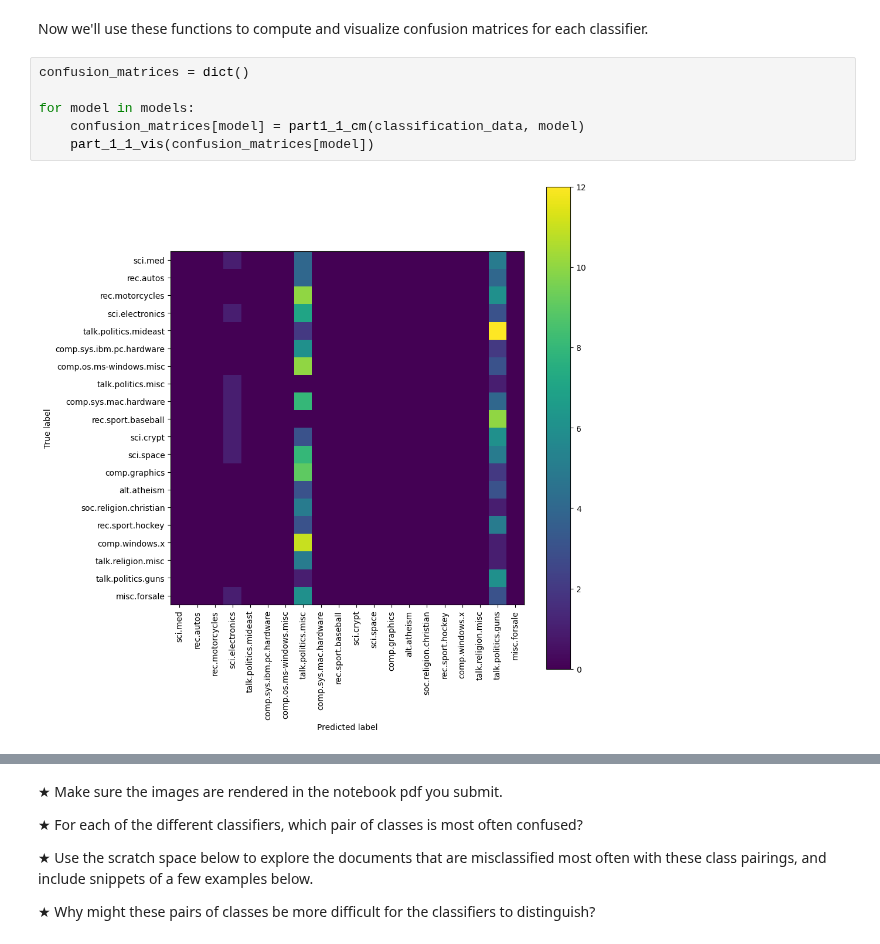
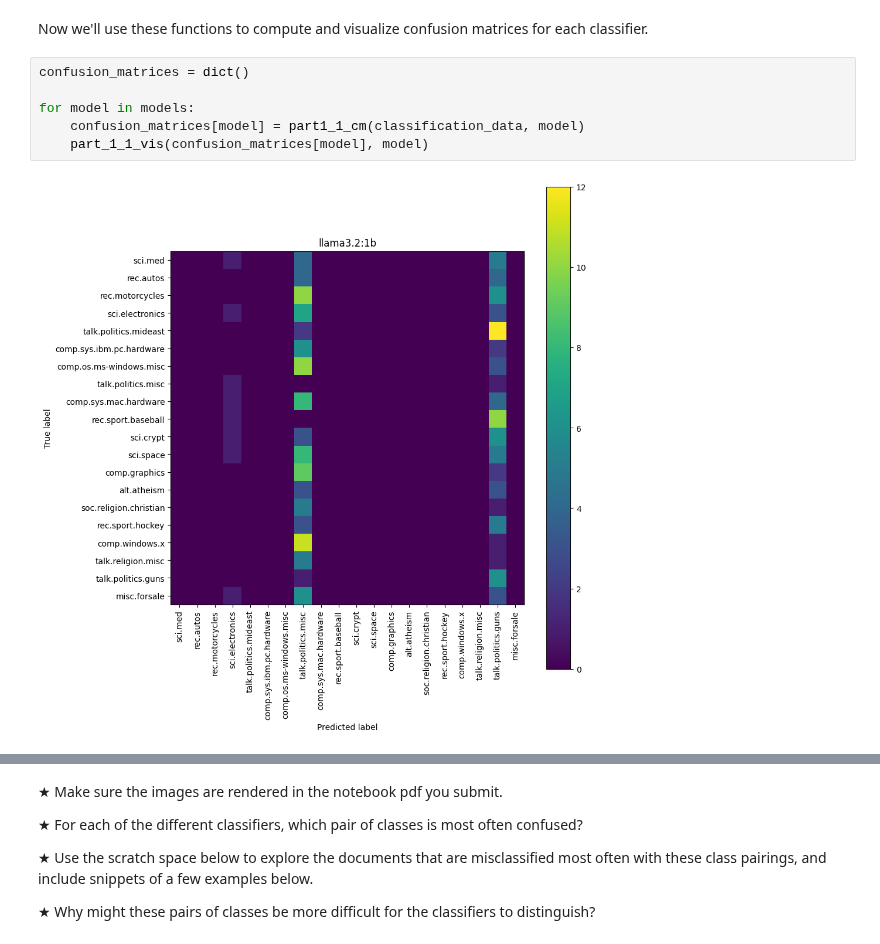
Before and after one commit to B03C9DED28E4/Audio-Tutorial-EECS183A-Fall-25, a Jupyter notebook: HW1.ipynb, the cells around one changed output, grey strips where cells are left out. Cells and saved outputs as stored; diff of their text form.

```diff
--- a/HW1.ipynb
+++ b/HW1.ipynb
@@ -372,8 +389,8 @@ Now we'll use these functions to compute and visualize confusion matrices for ea
 # %%
 confusion_matrices = dict()
 
 for model in models:
     confusion_matrices[model] = part1_1_cm(classification_data, model)
-    part_1_1_vis(confusion_matrices[model])
+    part_1_1_vis(confusion_matrices[model], model)
 # %% [output]
-[figure, old version]
+[figure, new version]
```
Also changed, not shown: parts of 4 cells of this notebook.
